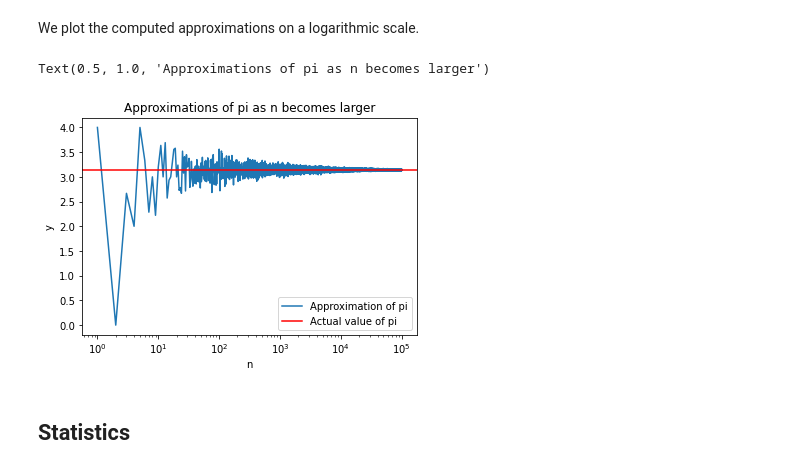
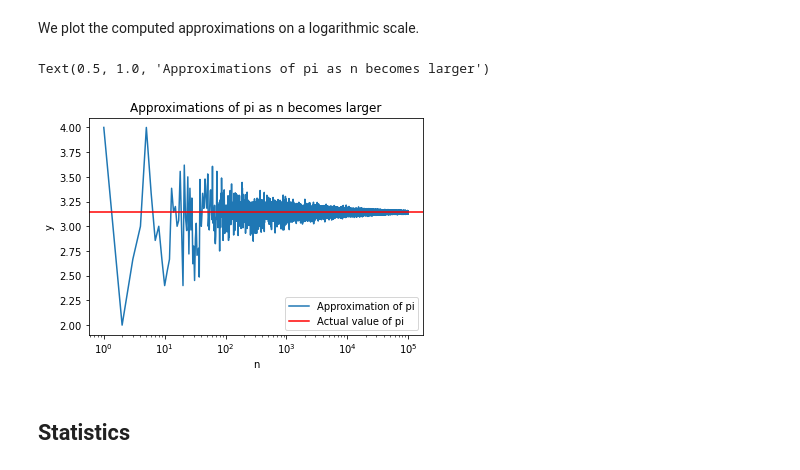
Before and after one commit to MateiCosa/Monte-Carlo-Approximation-of-Pi, a Jupyter notebook: Pi Monte Carlo Simulation.ipynb, the cells around one changed output. Drawn from its saved outputs; the diff is of its cells as text; code cells hidden in the pictures.

```diff
--- a/Pi Monte Carlo Simulation.ipynb
+++ b/Pi Monte Carlo Simulation.ipynb
@@ -64,25 +67,22 @@ We then use the previous function to compute n_max approxiamtions of pi and stor
 #Let us define n_max as the maximum number of simulation steps
 n_max = 100000
 
-pi_values = np.zeros(n_max)
-
-for i in range(1, n_max):
-    pi_values[i] = mc_pi_simulation(i)
+pi_values = np.array([mc_pi_simulation(i) for i in range(1, n_max)])
 # %% [markdown]
 We plot the computed approximations on a logarithmic scale.
 # %%
 fig = plt.figure()
 ax = fig.add_subplot()
-plt.plot(np.arange(1, n_max), pi_values[1:], label = 'Approximation of pi')
+plt.plot(np.arange(1, n_max), pi_values, label = 'Approximation of pi')
 plt.axhline(np.pi, xmin = 0, color = 'red', label = 'Actual value of pi')
 plt.xscale('log')
 plt.legend(loc = 'lower right')
 plt.xlabel('n')
 plt.ylabel('y')
 plt.title('Approximations of pi as n becomes larger')
 # %% [output]
 Text(0.5, 1.0, 'Approximations of pi as n becomes larger')
-[figure, old version]
+[figure, new version]
 # %% [markdown]
 ## Statistics
 # %% [markdown]
```
Also changed, not shown: parts of 2 cells of this notebook.
